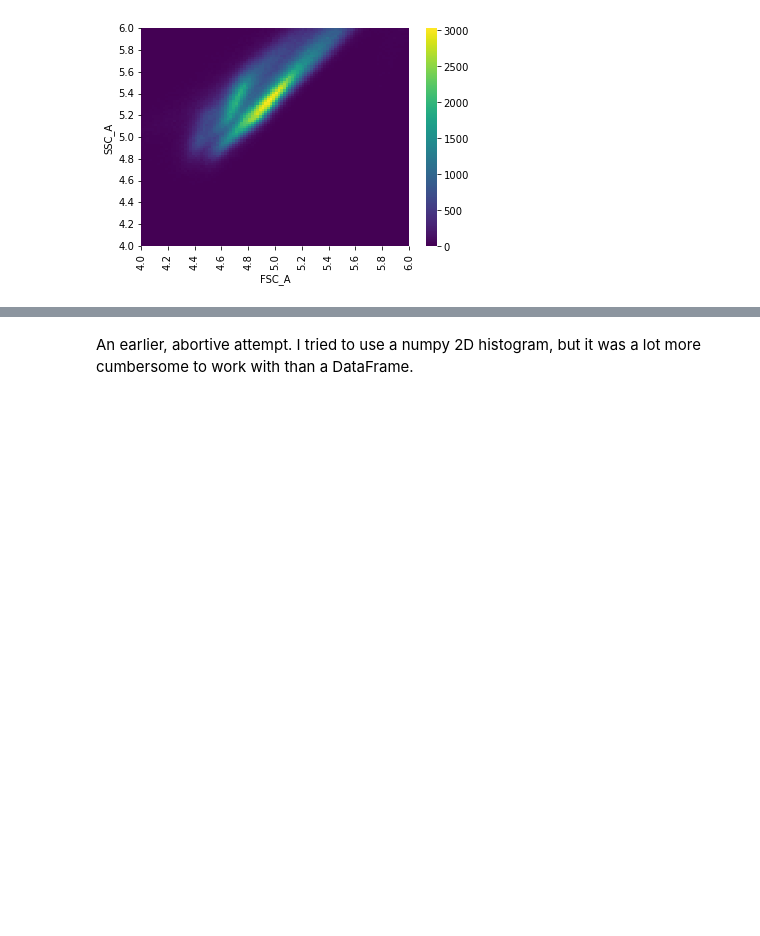
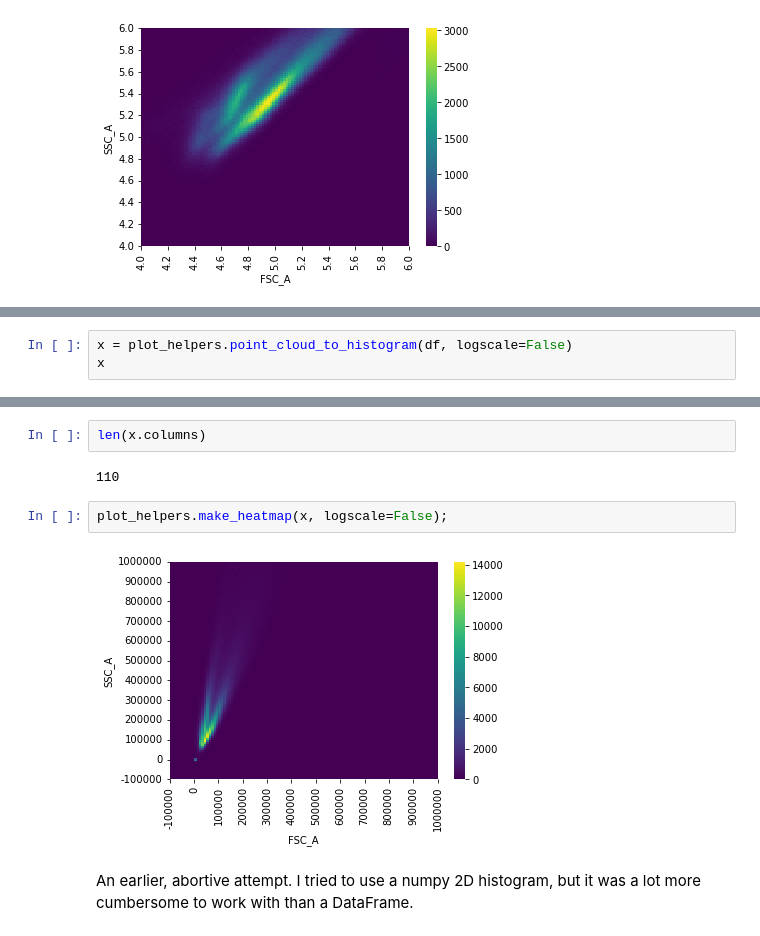
Before and after one commit to rpgoldman/replication-paper-data-analysis, a Jupyter notebook: Gating_Negative_Controls.ipynb, the cells around one changed output, grey strips where cells are left out. Drawn from its saved outputs; the diff is of its cells as text; blank space fills up the shorter version.

Commit message:
Add helper functions for heatmaps.

```diff
--- a/Gating_Negative_Controls.ipynb
+++ b/Gating_Negative_Controls.ipynb
@@ -286,0 +317,3 @@ make_heatmap(x);
+# %%
+x = plot_helpers.point_cloud_to_histogram(df, logscale=False)
+x
@@ -287,3 +335,11 @@ make_heatmap(x);
+# %%
+len(x.columns)
+# %% [output]
+110
+# %%
+plot_helpers.make_heatmap(x, logscale=False);
+# %% [output]
+[figure, added]
 # %% [markdown]
 An earlier, abortive attempt.  I tried to use a numpy 2D histogram, but it was a lot more cumbersome to work with than a DataFrame.
 # %%
```
Also changed, not shown: parts of 8 cells of this notebook, 1 other file.
